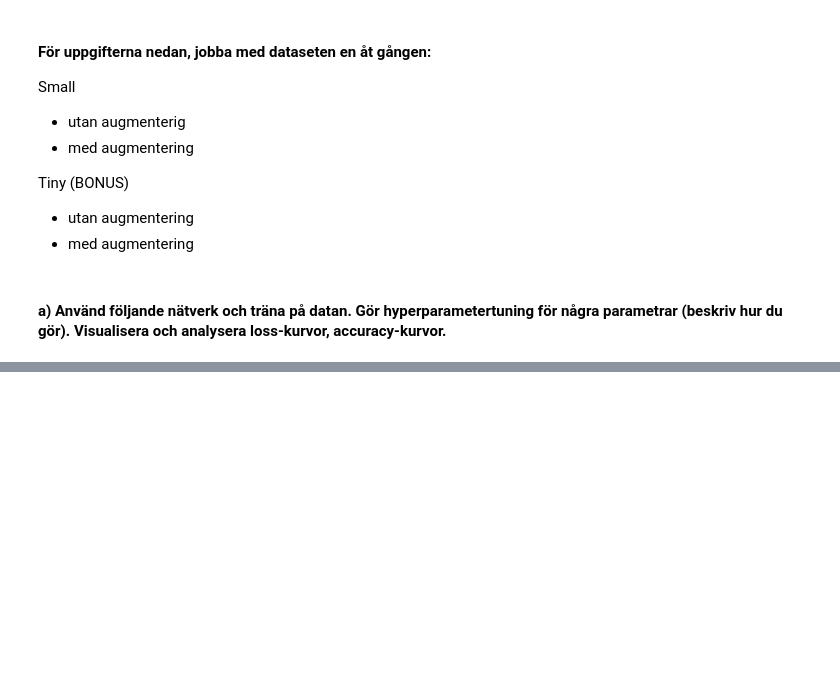
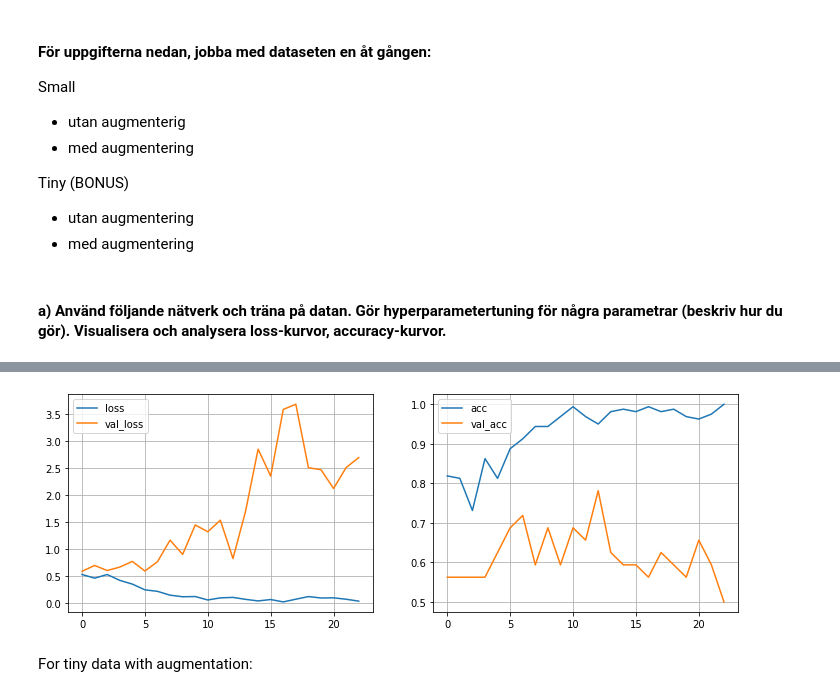
Before and after one commit to cooperhankun/Deep_learning, a Jupyter notebook: Lab/lab.ipynb, the cells around one changed output, grey strips where cells are left out. Drawn from its saved outputs; the diff is of its cells as text; code cells hidden in the pictures; blank space fills up the shorter version.

Commit message:
CNN with and without augmentations

```diff
--- a/Lab/lab.ipynb
+++ b/Lab/lab.ipynb
@@ -446,0 +474,5 @@ _________________________________________________________________
+# %%
+steps_per_epoch = int(len(scaled_X_train_tiny_resized)/32)
+validation_steps = int(len(scaled_X_val_tiny_resized)/32)
+
+steps_per_epoch, validation_steps
@@ -446,0 +481,16 @@ _________________________________________________________________
+# %%
+test_tiny_generator_0 = ImageDataGenerator()
+train_tiny_generator_0 = test_tiny_generator_0.flow(scaled_X_train_tiny_resized, y_train_tiny, batch_size=32)
+val_tiny_generator_0 = test_tiny_generator_0.flow(scaled_X_val_tiny_resized, y_val_tiny, batch_size=32)
+# %%
+# Here choose "patience = 10, restore_best_weights = False"
+early_stopper = EarlyStopping(monitor = "val_acc", mode = "max", patience = 10, restore_best_weights = False)
+
+model.fit(
+    train_tiny_generator_0,
+    steps_per_epoch = steps_per_epoch,
+    epochs = 50,
+    callbacks = [early_stopper],
+    validation_data = val_tiny_generator_0,
+    validation_steps = validation_steps
+)
@@ -446,0 +516,3 @@ _________________________________________________________________
+# %%
+metrics_tiny_without_augmentation = pd.DataFrame(model.history.history)
+metrics_tiny_without_augmentation
@@ -446,0 +537,6 @@ _________________________________________________________________
+# %%
+plot_metrics(metrics_tiny_without_augmentation)
+# %% [output]
+[figure, added]
+# %% [markdown]
+For tiny data with augmentation:
```
Also changed, not shown: parts of 32 cells of this notebook.
